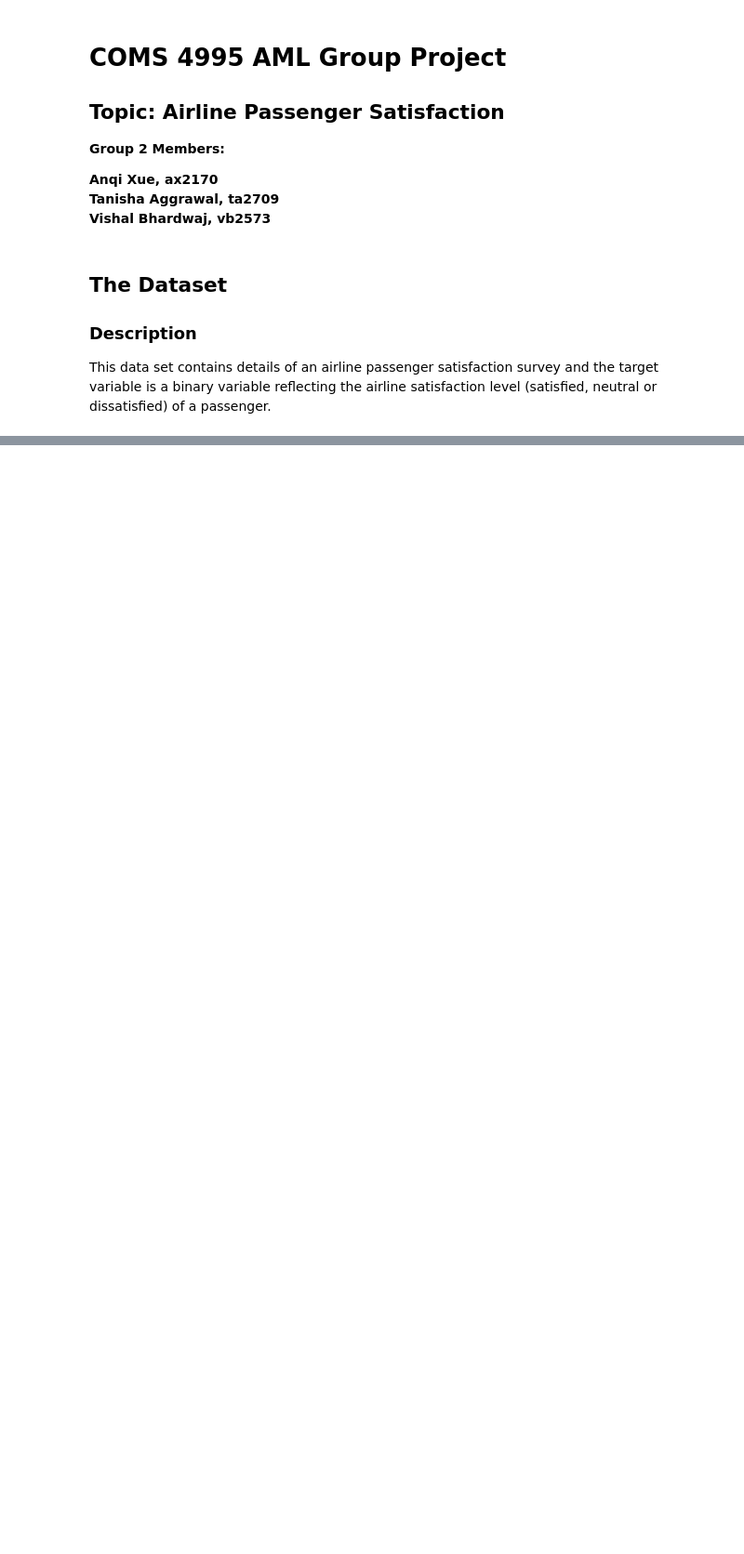
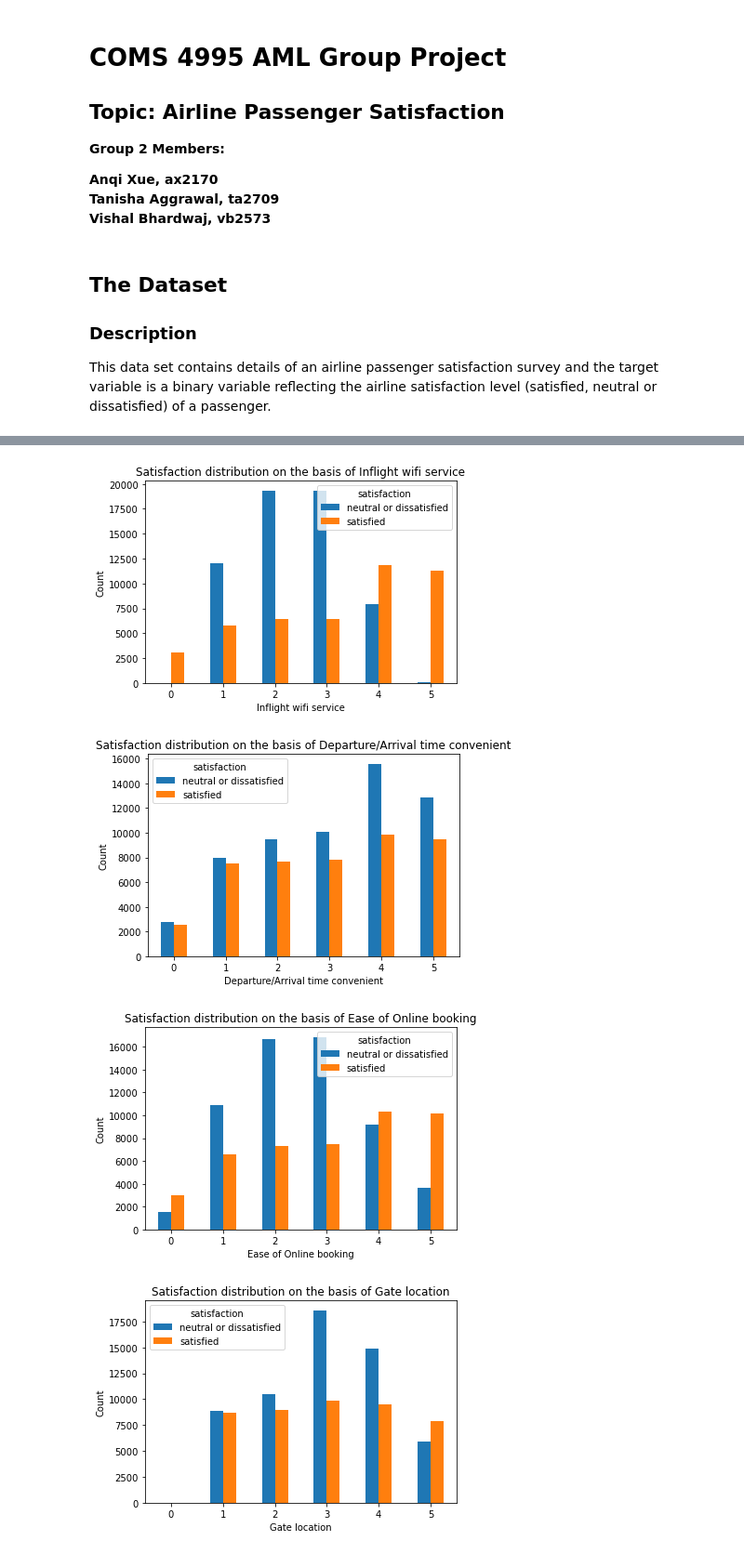
Before and after one commit to KallistaXue/airline-passenger-satisfaction-predictor, a Jupyter notebook: Project Code.ipynb, the cells around one changed output, grey strips where cells are left out. Shown at 93% size. Cells and saved outputs as stored; diff of their text form; code cells hidden in the pictures; blank space fills up the shorter version.

```diff
--- a/Project Code.ipynb
+++ b/Project Code.ipynb
@@ -35,0 +213,11 @@ from sklearn.model_selection import GridSearchCV
+# %%
+#Numerical Ratings based features Analysis
+for feature in rating_feats:
+  dev_df.groupby([feature, 'satisfaction']).size().unstack().plot(kind='bar', rot=0)
+  plt.ylabel('Count')
+  plt.title('Satisfaction distribution on the basis of '+ feature)
+# %% [output]
+[figure, added]
+[figure, added]
+[figure, added]
+[figure, added]
```
Also changed, not shown: parts of 25 cells of this notebook.
